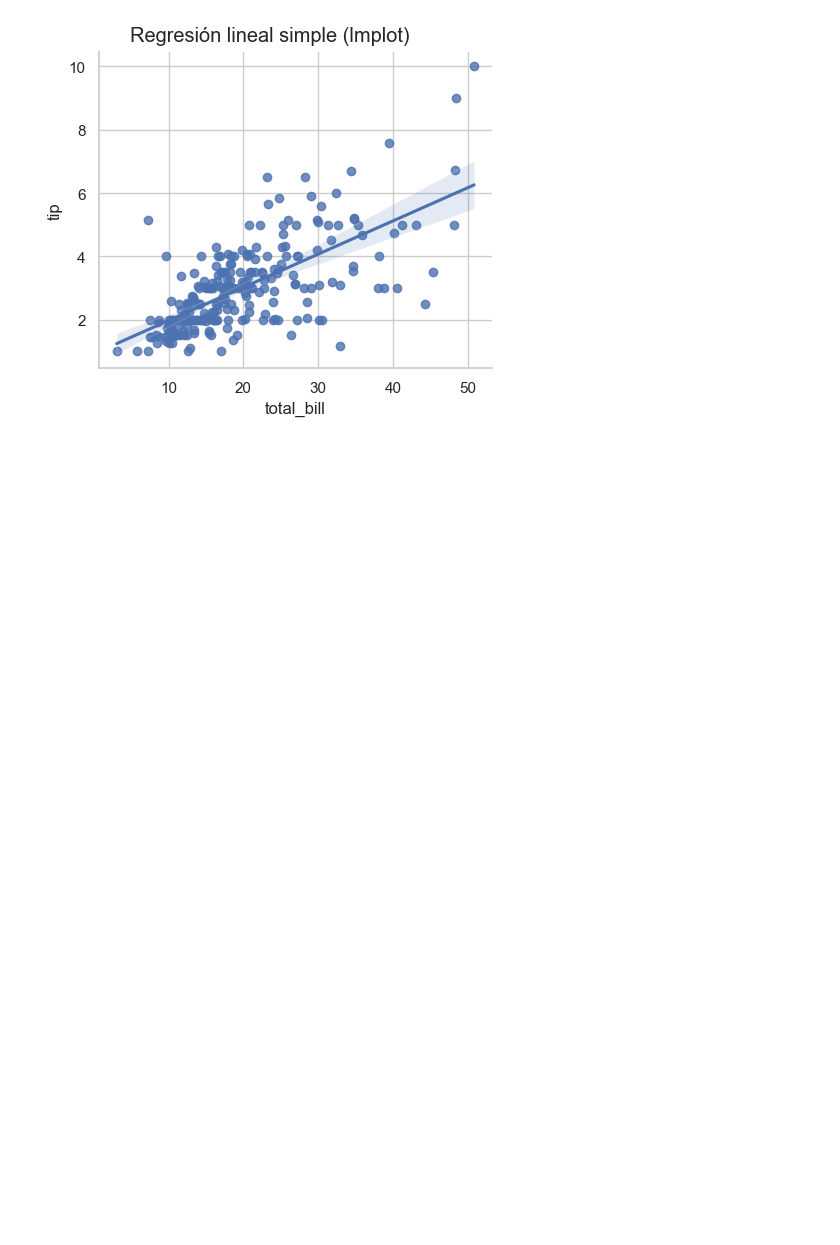
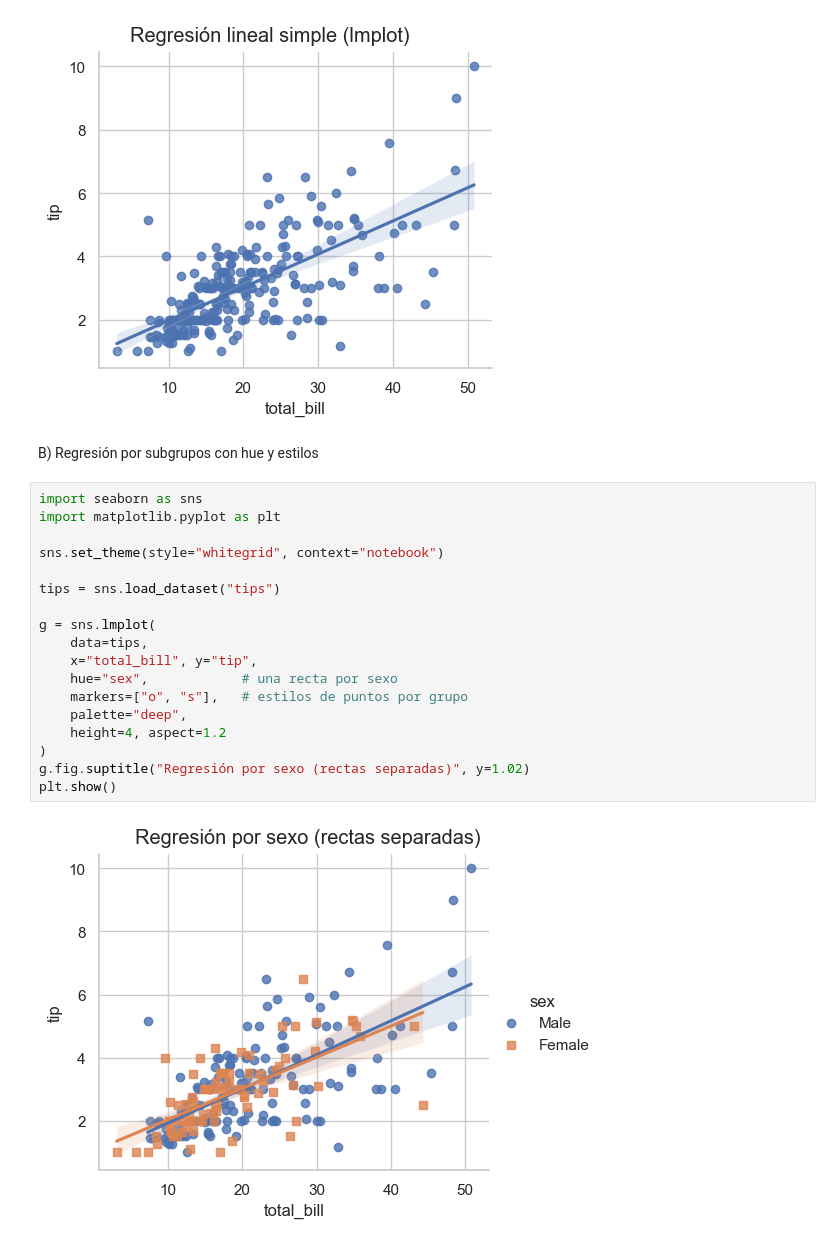
Before and after one commit to wilson-j-insaurralde/Seaborn, a Jupyter notebook: teoria/006_Gráficos multivariados.ipynb, the cells around one changed output. Drawn from its saved outputs; the diff is of its cells as text; blank space fills up the shorter version.

```diff
--- a/teoria/006_Gráficos multivariados.ipynb
+++ b/teoria/006_Gráficos multivariados.ipynb
@@ -183,3 +183,25 @@ g.fig.suptitle("Regresión lineal simple (lmplot)", y=1.02)
 plt.show()
 # %% [output]
 [figure]
+# %% [markdown]
+B) Regresión por subgrupos con hue y estilos
+# %%
+import seaborn as sns
+import matplotlib.pyplot as plt
+
+sns.set_theme(style="whitegrid", context="notebook")
+
+tips = sns.load_dataset("tips")
+
+g = sns.lmplot(
+    data=tips,
+    x="total_bill", y="tip",
+    hue="sex",            # una recta por sexo
+    markers=["o", "s"],   # estilos de puntos por grupo
+    palette="deep",
+    height=4, aspect=1.2
+)
+g.fig.suptitle("Regresión por sexo (rectas separadas)", y=1.02)
+plt.show()
+# %% [output]
+[figure, added]
```
Also changed, not shown: parts of 7 cells of this notebook.
